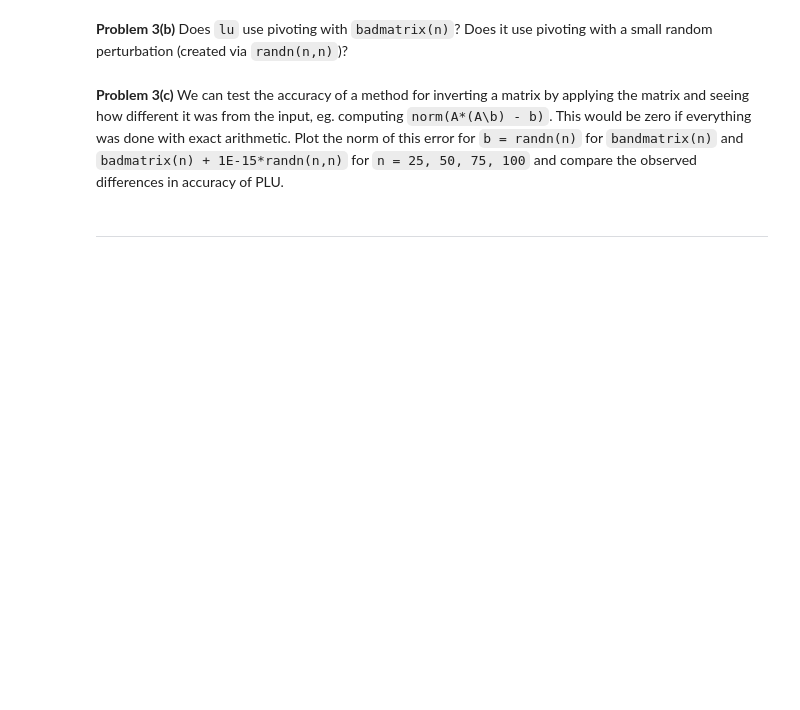
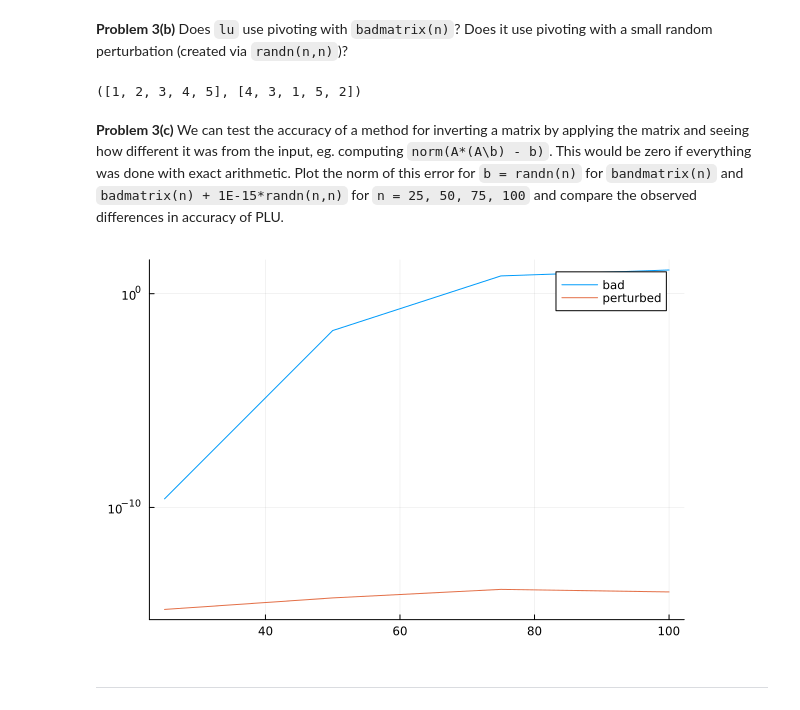
Before and after one commit to farischaudhry/MATH50003NumericalAnalysis, a Jupyter notebook: labs/lab6.ipynb, the cells around one changed output. Drawn from its saved outputs; the diff is of its cells as text; code cells hidden in the pictures; blank space fills up the shorter version.

```diff
--- a/labs/lab6.ipynb
+++ b/labs/lab6.ipynb
@@ -168,7 +260,19 @@ That is: all entries below the diagonal are $-1$ whilst the diagonal and last co
 # %%
 function badmatrix(n)
     # TODO: make the "bad matrix" with `Int` entries defined above and return it
+    A = zeros(Int, n, n)
+    for i=1:n
+        A[i,i] = 1
+        A[i,n] = 1
+    end
 
+    for i=1:n
+        for j=1:i-1
+            A[i,j] = -1
+        end
+    end
+
+    A
 end
 
 @test badmatrix(3) isa Matrix{Int}
@@ -179,6 +286,10 @@ pivoting with a small random perturbation (created via `randn(n,n)`)?
 # %%
 # TODO: Use `lu` on `badmatrix(n)` and a small perturbation to determine if it
 # is using pivoting.
+lu(badmatrix(5)).p, # no pivoting (permutation matrix is identity)
+lu(badmatrix(5) + randn(5,5)).p # σ is not the identity hence it must use pivoting
+# %% [output]
+([1, 2, 3, 4, 5], [4, 3, 1, 5, 2])
 # %% [markdown]
 **Problem 3(c)** We can test the accuracy of a method for inverting a matrix
 by applying the matrix and seeing how different it was from the input, eg.
@@ -192,3 +300,23 @@ compare the observed differences in accuracy of PLU.
+# %%
+# TODO: plot the error norm(A*(A\b) - b) for the perturbed and unperturbed badmatrix(n).
+# What do you observe?
+
+baderrs = zeros(4)
+perterrs = zeros(4)
+
+for k = 1:4
+    n = 25k
+    b = randn(n)
+    A = badmatrix(n)
+    Ã = A + 1E-15*randn(n,n)
+    baderrs[k] = norm(A * (A \ b) - b)
+    perterrs[k] = norm(Ã * (Ã \ b) - b)
+end
+
+plot(25:25:100, baderrs; label="bad", yscale=:log10)
+plot!(25:25:100, perterrs; label="perturbed")
+# %% [output]
+[figure, added]
 # %% [markdown]
 -----
 # %% [markdown]
```
Also changed, not shown: parts of 25 cells of this notebook, 1 other file.
